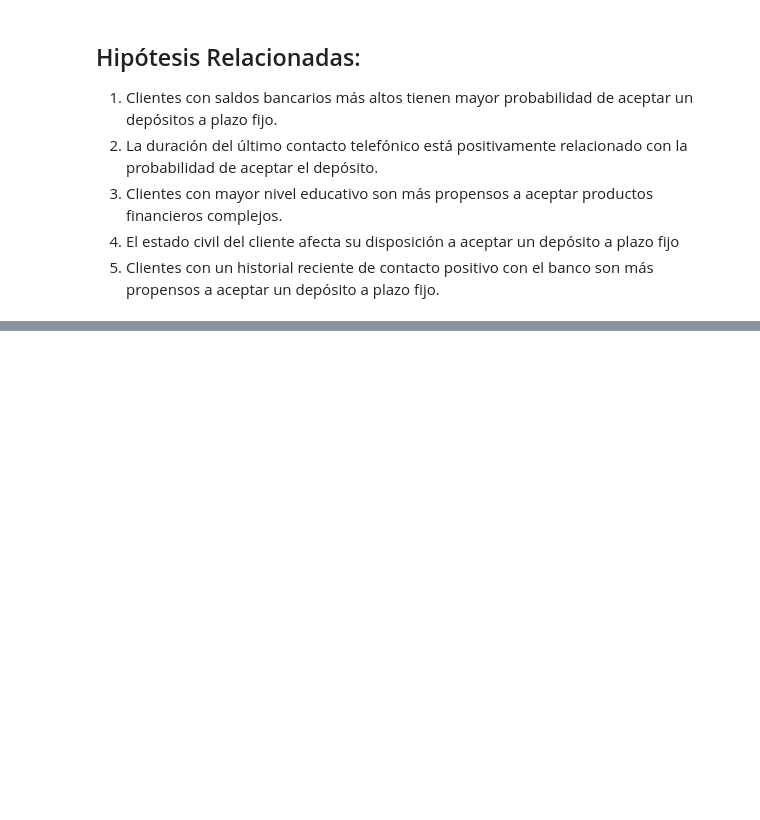
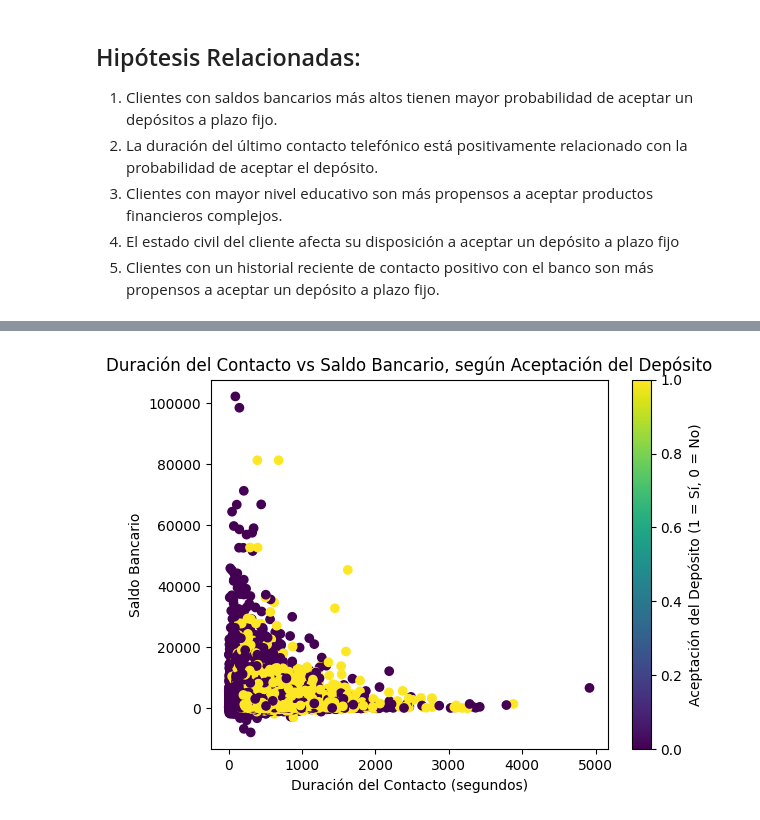
Before and after one commit to LeanMBG/Jupyter_Data_Scientist_I, a Jupyter notebook: VisualizacionBarbera.ipynb, the cells around one changed output, grey strips where cells are left out. Saved outputs shown, nothing was run; the diff lists cells and outputs as text; code cells hidden in the pictures; blank space fills up the shorter version.

```diff
--- a/VisualizacionBarbera.ipynb
+++ b/VisualizacionBarbera.ipynb
@@ -155,0 +214,9 @@ df.head()
+# %%
+plt.scatter(df['duration'], df['balance'], c=df['y'].apply(lambda x: 1 if x == 'yes' else 0))
+plt.title('Duración del Contacto vs Saldo Bancario, según Aceptación del Depósito')
+plt.xlabel('Duración del Contacto (segundos)')
+plt.ylabel('Saldo Bancario')
+plt.colorbar(label='Aceptación del Depósito (1 = Sí, 0 = No)')
+plt.show()
+# %% [output]
+[figure, added]
```
Also changed, not shown: parts of 14 cells of this notebook.
